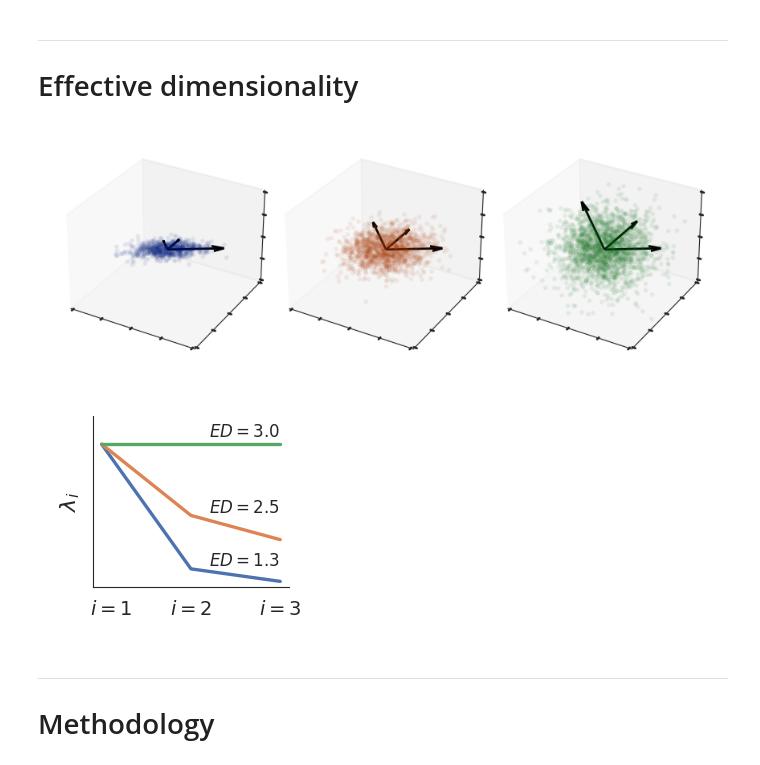
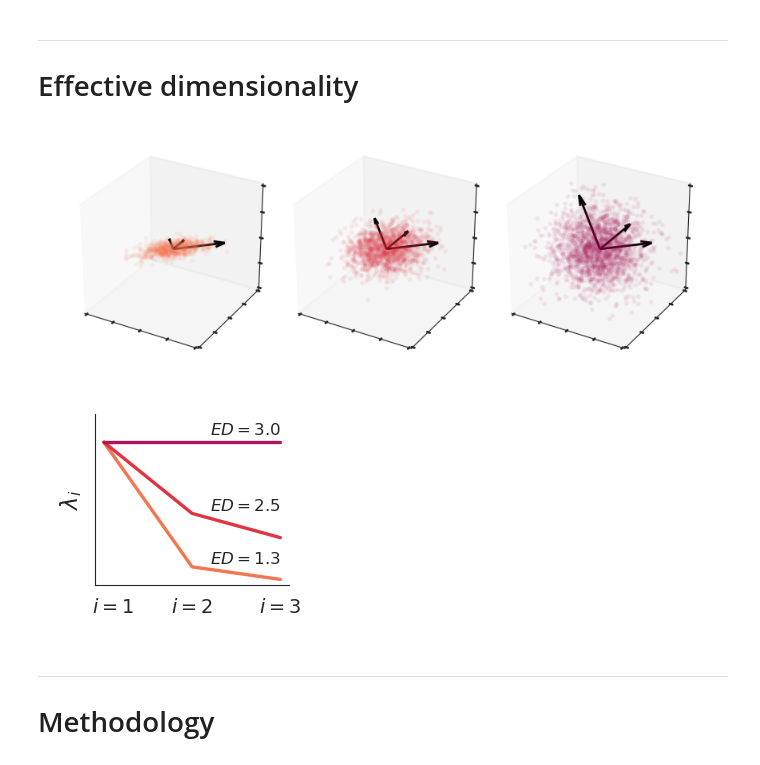
Before and after one commit to EricElmoznino/encoder_dimensionality, a Jupyter notebook: figures/manuscript/depictions.ipynb, the cells around one changed output. Drawn from its saved outputs; the diff is of its cells as text; code cells hidden in the pictures.

Commit message:
- New figures as per Mick's feedback

```diff
--- a/figures/manuscript/depictions.ipynb
+++ b/figures/manuscript/depictions.ipynb
@@ -24,42 +25,43 @@ from matplotlib import pyplot as plt
 # %%
 np.random.seed(0)
 
 n_samples_base = 500
 
 eigvecs = Rotation.from_euler('xyz', [0*np.pi/4, .5*np.pi/4, 0*np.pi/4]).apply(np.eye(3))
 all_eigvals = np.array([[1, .125, .037],
                         [1, .5, .33],
                         [1, 1, 1]])
 
 fig = plt.figure(figsize=(4.125,  4.125 / len(all_eigvals)))
 
 for i, eigvals in enumerate(all_eigvals):
     ax = fig.add_subplot(1, len(all_eigvals), i + 1, projection='3d')
     ax.set(xlim=(-1, 1), ylim=(-1, 1), zlim=(-1, 1))
     ax.grid(False)
 
     n_samples = int((4/3 * np.pi * (eigvals ** .2).prod()) * n_samples_base)
     samples = np.random.multivariate_normal(mean=[0, 0, 0],
                                             cov=eigvecs @ np.diag(eigvals / 8) @ eigvecs.T,
                                             size=n_samples)
-    ax.scatter(samples[:, 0], samples[:, 1], samples[:, 2], s=2, c=sns.color_palette('dark').as_hex()[i], alpha=0.05)
+    ax.scatter(samples[:, 0], samples[:, 1], samples[:, 2], s=2, alpha=0.05,
+               c=sns.color_palette('rocket_r').as_hex()[i + 1])
 
     radii = eigvecs * np.sqrt(eigvals)
     ax.quiver(0, 0, 0, radii[0, 0], radii[1, 0], radii[2, 0], color='black', linewidth=1, arrow_length_ratio=0.2)
     ax.quiver(0, 0, 0, radii[0, 1], radii[1, 1], radii[2, 1], color='black', linewidth=1, arrow_length_ratio=0.2)
     ax.quiver(0, 0, 0, radii[0, 2], radii[1, 2], radii[2, 2], color='black', linewidth=1, arrow_length_ratio=0.2)
 
-fig.subplots_adjust(wspace=-.032, hspace=-.063, left=0, right=1, bottom=0, top=1)
+fig.subplots_adjust(wspace=-.08, hspace=-.063, left=0, right=1, bottom=0, top=1)
 plt.savefig('saved/depictions_ED-samples.png', dpi=300)
 plt.show()
 # %% [output]
-[figure, old version]
+[figure, new version]
 # %%
 fig, ax = plt.subplots(figsize=(1.3, 1.1))
 
-ax.plot([1, 2, 3], all_eigvals[0, :])
-ax.plot([1, 2, 3], all_eigvals[1, :], label=r'$ED = 2.5$')
-ax.plot([1, 2, 3], all_eigvals[2, :], label=r'$ED = 3$')
+ax.plot([1, 2, 3], all_eigvals[0, :], color=sns.color_palette('rocket_r')[1])
+ax.plot([1, 2, 3], all_eigvals[1, :], label=r'$ED = 2.5$', color=sns.color_palette('rocket_r')[2])
+ax.plot([1, 2, 3], all_eigvals[2, :], label=r'$ED = 3$', color=sns.color_palette('rocket_r')[3])
 ax.text(2.2, .15, r'$ED = 1.3$', fontsize=6)
 ax.text(2.2, .52, r'$ED = 2.5$', fontsize=6)
 ax.text(2.2, 1.05, r'$ED = 3.0$', fontsize=6)
@@ -71,7 +73,7 @@ ax.tick_params(axis='x', labelbottom=True, which='major', pad=0)
 plt.savefig('saved/depictions_ED-eigenspectra.png', dpi=300)
 plt.show()
 # %% [output]
-[figure, old version]
+[figure, new version]
 # %% [markdown]
 ---
 # Methodology
```
Also changed, not shown: parts of 2 cells of this notebook, 16 other files.
